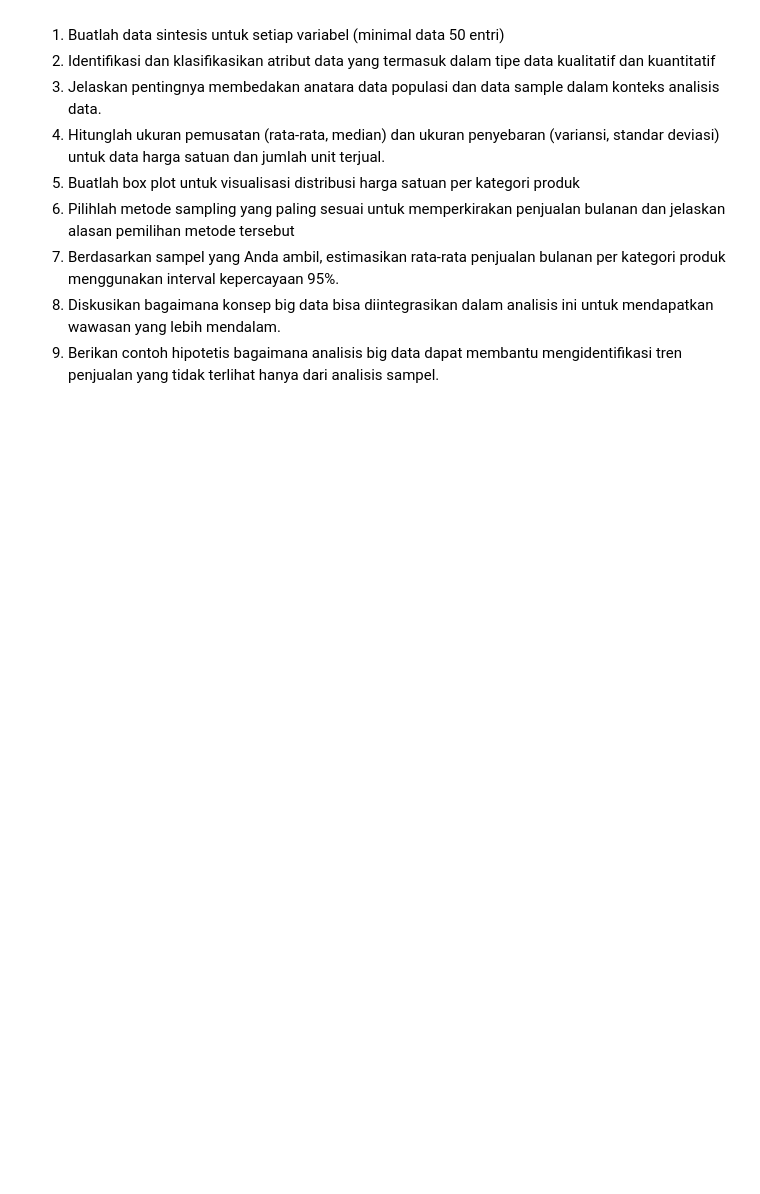
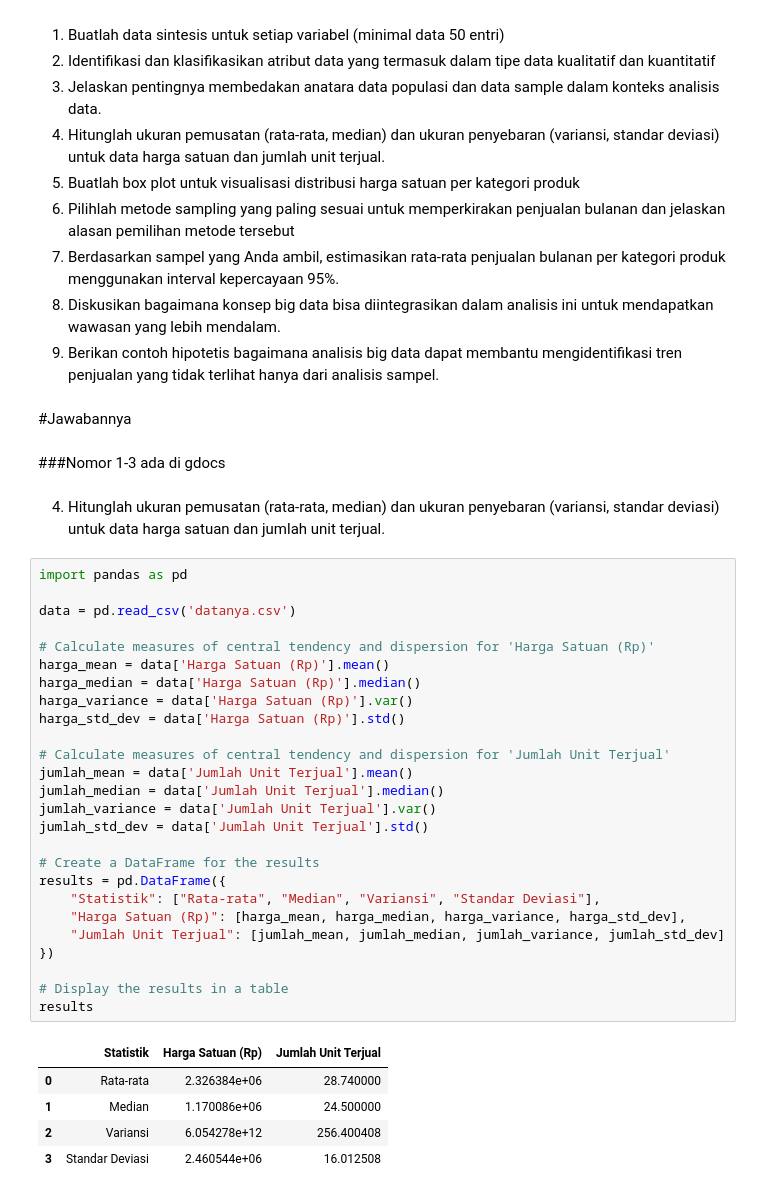
Before and after one commit to Katyusha47/uts-statistika, a Jupyter notebook: UTS_Statistika.ipynb, the cells around one changed output. Cells and saved outputs as stored; diff of their text form; blank space fills up the shorter version.

```diff
--- a/UTS_Statistika.ipynb
+++ b/UTS_Statistika.ipynb
@@ -22,3 +22,41 @@ Soal:
 7.	Berdasarkan sampel yang Anda ambil, estimasikan rata-rata penjualan bulanan per kategori produk menggunakan interval kepercayaan 95%.
 8.	Diskusikan bagaimana konsep big data bisa diintegrasikan dalam analisis ini untuk mendapatkan wawasan yang lebih mendalam.
 9.	Berikan contoh hipotetis bagaimana analisis big data dapat membantu mengidentifikasi tren penjualan yang tidak terlihat hanya dari analisis sampel.
+# %% [markdown]
+#Jawabannya
+# %% [markdown]
+###Nomor 1-3 ada di gdocs
+# %% [markdown]
+4.	Hitunglah ukuran pemusatan (rata-rata, median) dan ukuran penyebaran (variansi, standar deviasi) untuk data harga satuan dan jumlah unit terjual.
+# %%
+import pandas as pd
+
+data = pd.read_csv('datanya.csv')
+
+# Calculate measures of central tendency and dispersion for 'Harga Satuan (Rp)'
+harga_mean = data['Harga Satuan (Rp)'].mean()
+harga_median = data['Harga Satuan (Rp)'].median()
+harga_variance = data['Harga Satuan (Rp)'].var()
+harga_std_dev = data['Harga Satuan (Rp)'].std()
+
+# Calculate measures of central tendency and dispersion for 'Jumlah Unit Terjual'
+jumlah_mean = data['Jumlah Unit Terjual'].mean()
+jumlah_median = data['Jumlah Unit Terjual'].median()
+jumlah_variance = data['Jumlah Unit Terjual'].var()
+jumlah_std_dev = data['Jumlah Unit Terjual'].std()
+
+# Create a DataFrame for the results
+results = pd.DataFrame({
+    "Statistik": ["Rata-rata", "Median", "Variansi", "Standar Deviasi"],
+    "Harga Satuan (Rp)": [harga_mean, harga_median, harga_variance, harga_std_dev],
+    "Jumlah Unit Terjual": [jumlah_mean, jumlah_median, jumlah_variance, jumlah_std_dev]
+})
+
+# Display the results in a table
+results
+# %% [output]
+|  | Statistik | Harga Satuan (Rp) | Jumlah Unit Terjual |
+| 0 | Rata-rata | 2.326384e+06 | 28.740000 |
+| 1 | Median | 1.170086e+06 | 24.500000 |
+| 2 | Variansi | 6.054278e+12 | 256.400408 |
+| 3 | Standar Deviasi | 2.460544e+06 | 16.012508 |
```
Also changed, not shown: parts of 6 cells of this notebook.
